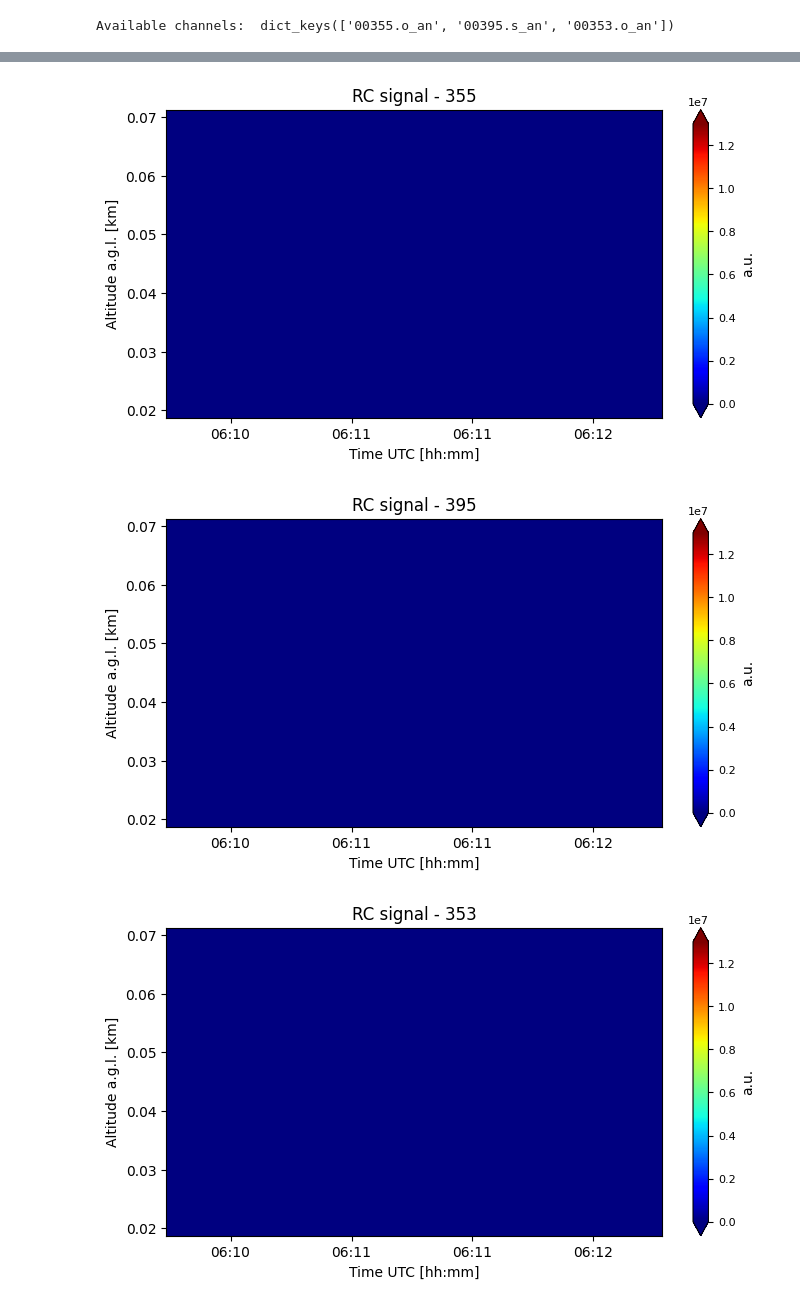
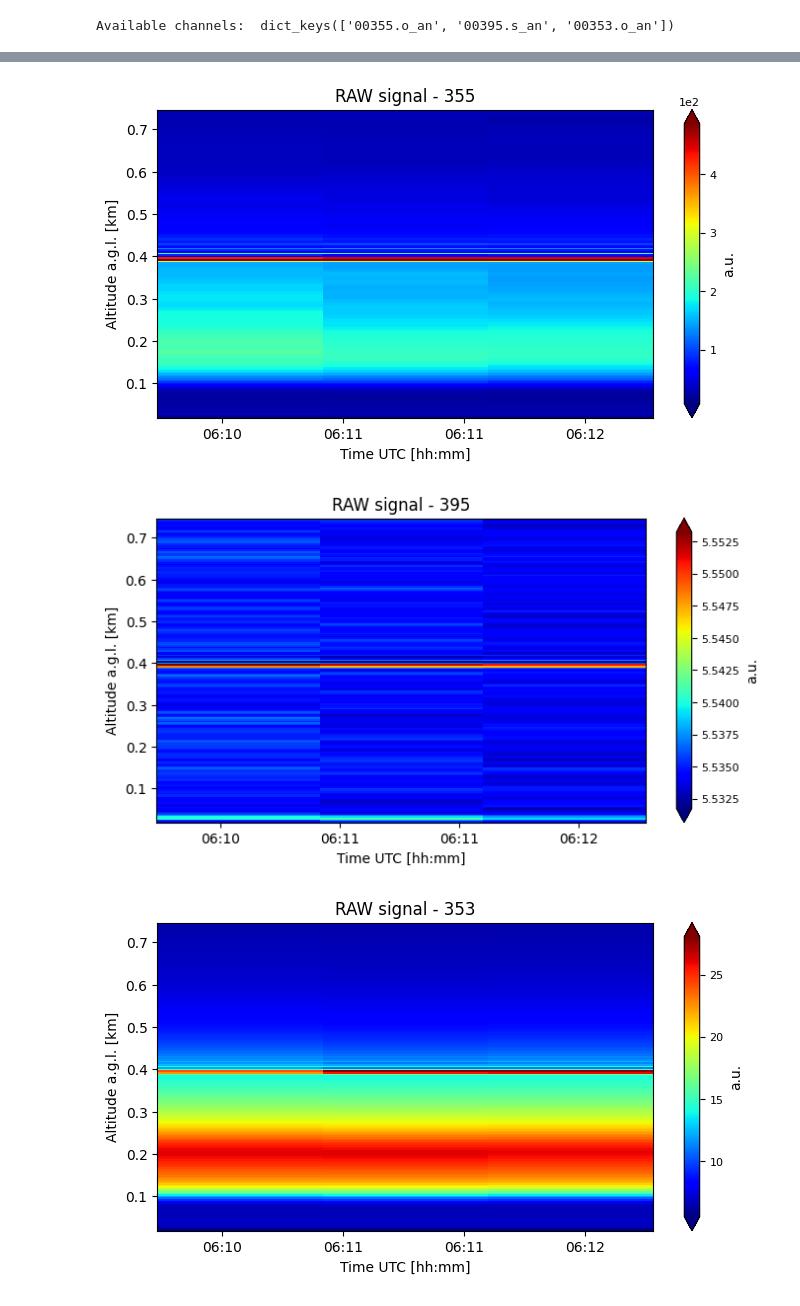
Before and after one commit to JairoRotava/lifa, a Jupyter notebook: notebooks/licel.ipynb, the cells around one changed output, grey strips where cells are left out. Saved outputs shown, nothing was run; the diff lists cells and outputs as text; code cells hidden in the pictures.

Commit message:
Add auto range for plots.

```diff
--- a/notebooks/licel.ipynb
+++ b/notebooks/licel.ipynb
@@ -88,4 +88,4 @@ print("Available channels: ", subset_channels.channels.keys())
 Available channels:  dict_keys(['00355.o_an', '00395.s_an', '00353.o_an'])
 # %%
 # Subset by bins
-subset_bins = subset_channels.subset_by_bins(5, 20)
+subset_bins = subset_channels.subset_by_bins(5, 200)
@@ -97,10 +92,10 @@ array([20.625, 24.375, 28.125, 31.875, 35.625, 39.375, 43.125, 46.875,
 # %%
 # Plot all channels
-subset_bins.plot()
+subset_bins.plot(signal_type='raw')
 # %% [output]
-[figure, old version]
+[figure, new version]
-[figure, old version]
+[figure, new version]
-[figure, old version]
+[figure, new version]
 # %%
 # Getting matrix of data
 data = subset_bins.channels['00355.o_an'].matrix
```
Also changed, not shown: parts of 4 cells of this notebook, 1 other file.
